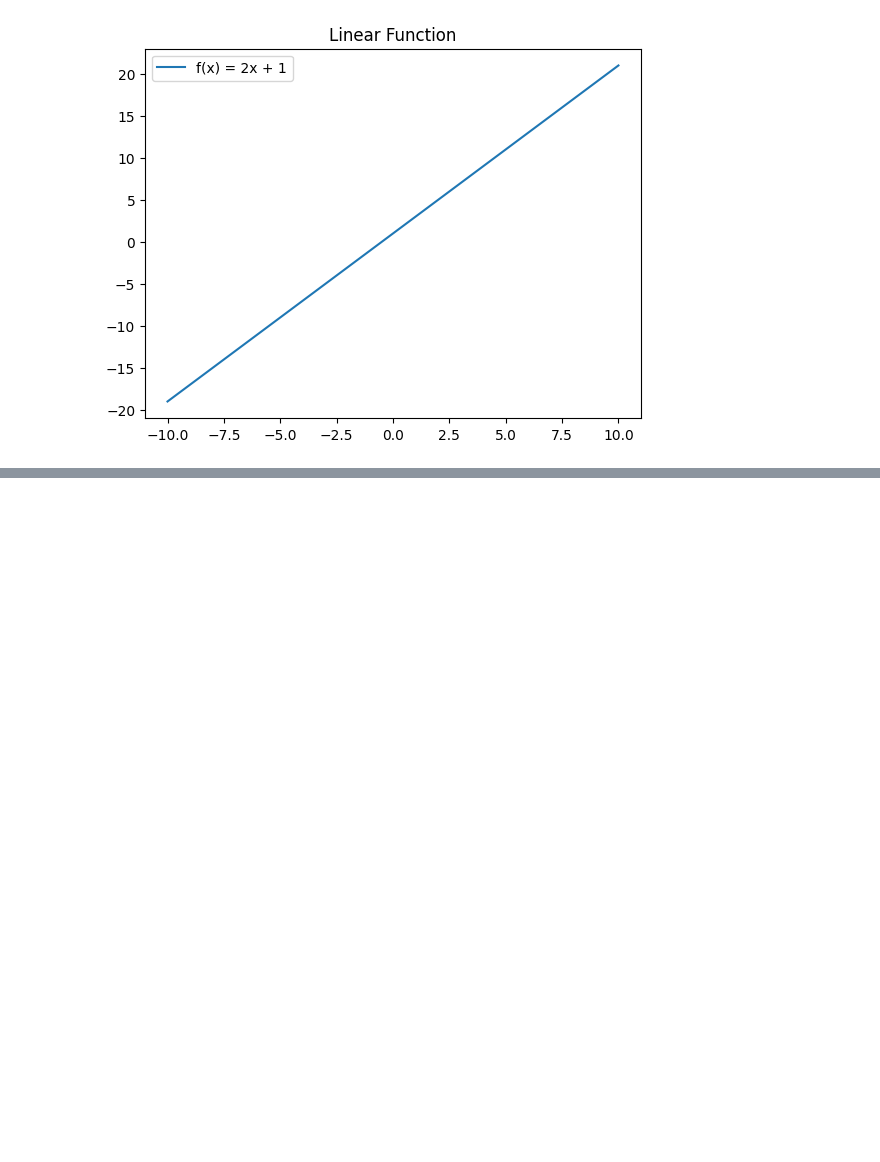
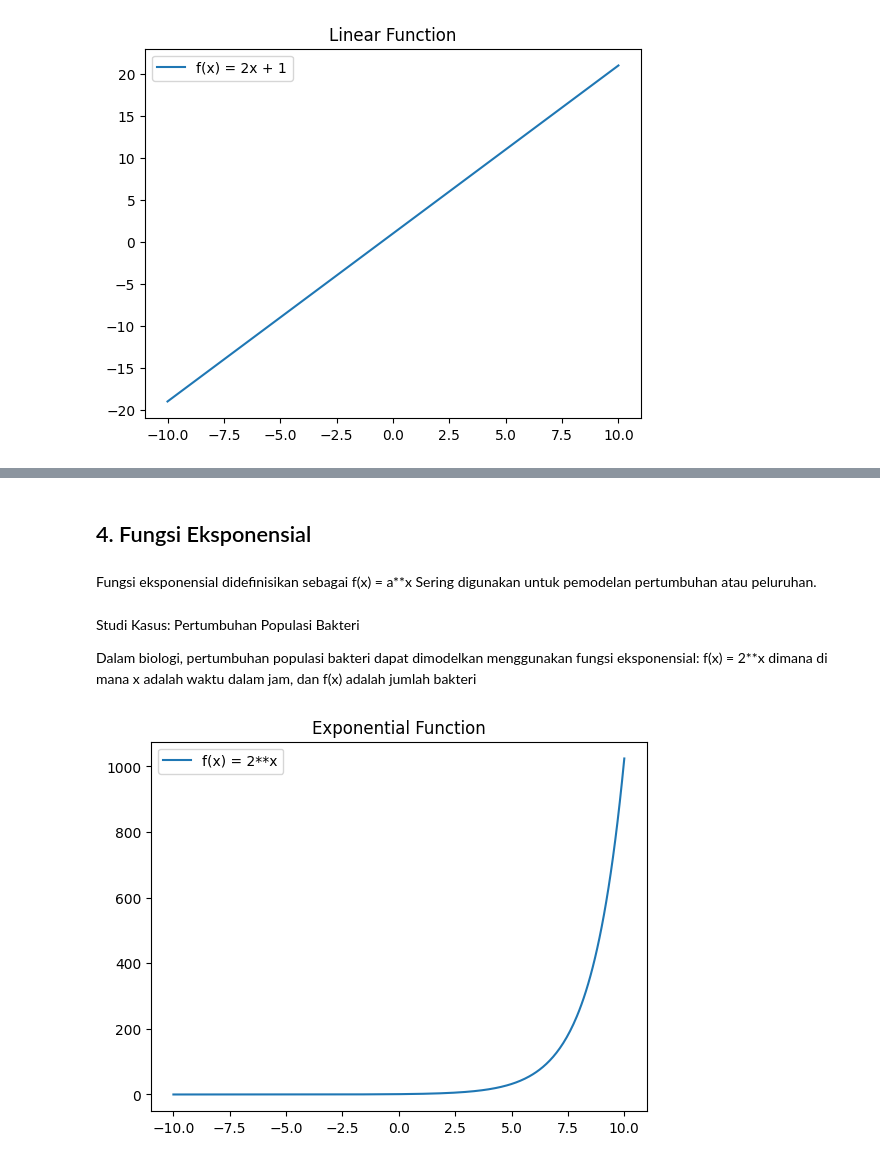
Before and after one commit to inneandarinii/Review-Python, a Jupyter notebook: Kalkulus.ipynb, the cells around one changed output, grey strips where cells are left out. Cells and saved outputs as stored; diff of their text form; code cells hidden in the pictures; blank space fills up the shorter version.

```diff
--- a/Kalkulus.ipynb
+++ b/Kalkulus.ipynb
@@ -25,0 +65,18 @@ plt.show()
+# %% [markdown]
+## 4. Fungsi Eksponensial
+# %% [markdown]
+Fungsi eksponensial didefinisikan sebagai f(x) = a**x Sering digunakan untuk pemodelan pertumbuhan atau peluruhan.
+# %% [markdown]
+Studi Kasus: Pertumbuhan Populasi Bakteri
+
+Dalam biologi, pertumbuhan populasi bakteri dapat dimodelkan menggunakan fungsi eksponensial: f(x) = 2**x dimana di mana x adalah waktu dalam jam, dan f(x) adalah jumlah bakteri
+# %%
+x = np.linspace(-10, 10, 400)  #(sumbu x awal, sumbu x akhir, jumlah titik)
+y = 2**x
+
+plt.plot(x,y, label = 'f(x) = 2**x')
+plt.title('Exponential Function')
+plt.legend()
+plt.show()
+# %% [output]
+[figure, added]
```
Also changed, not shown: parts of 22 cells of this notebook.
